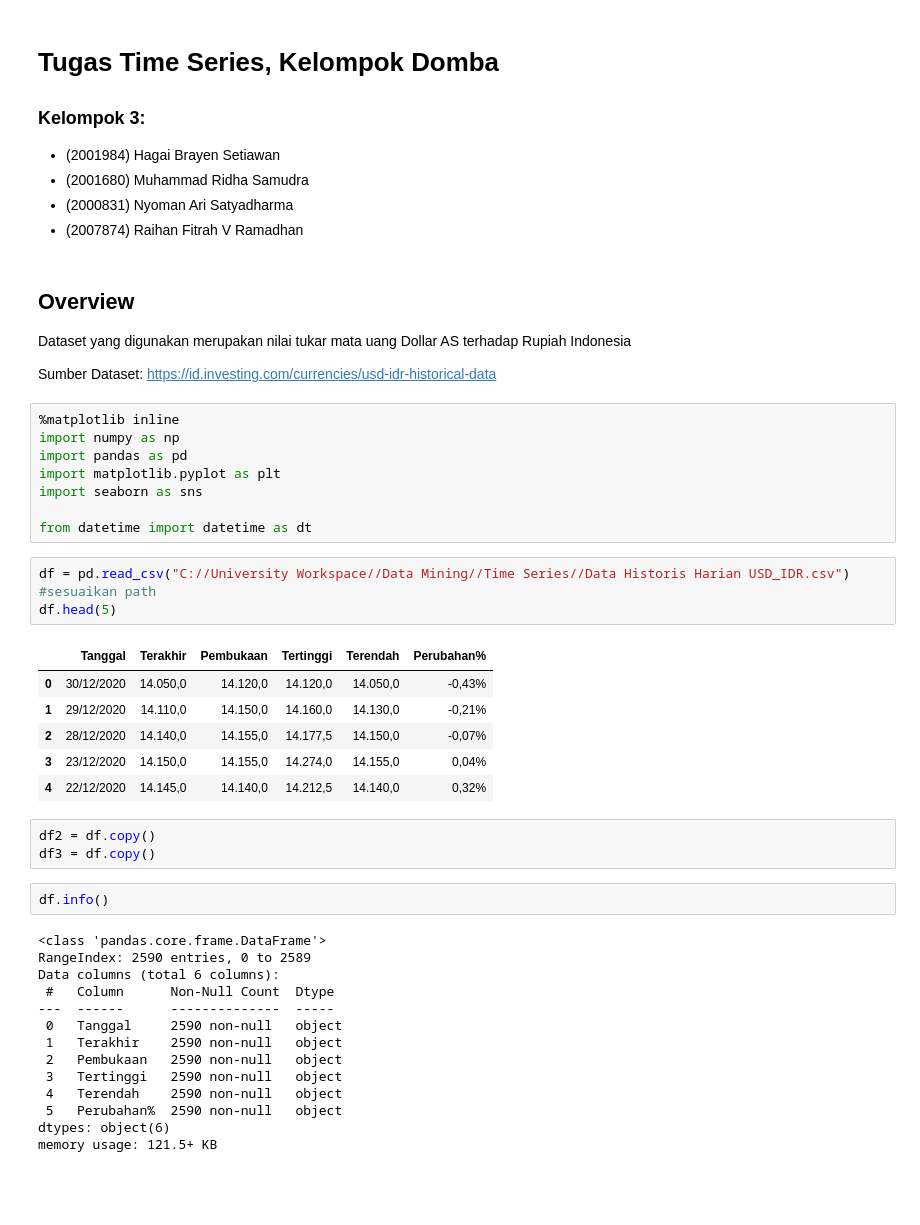
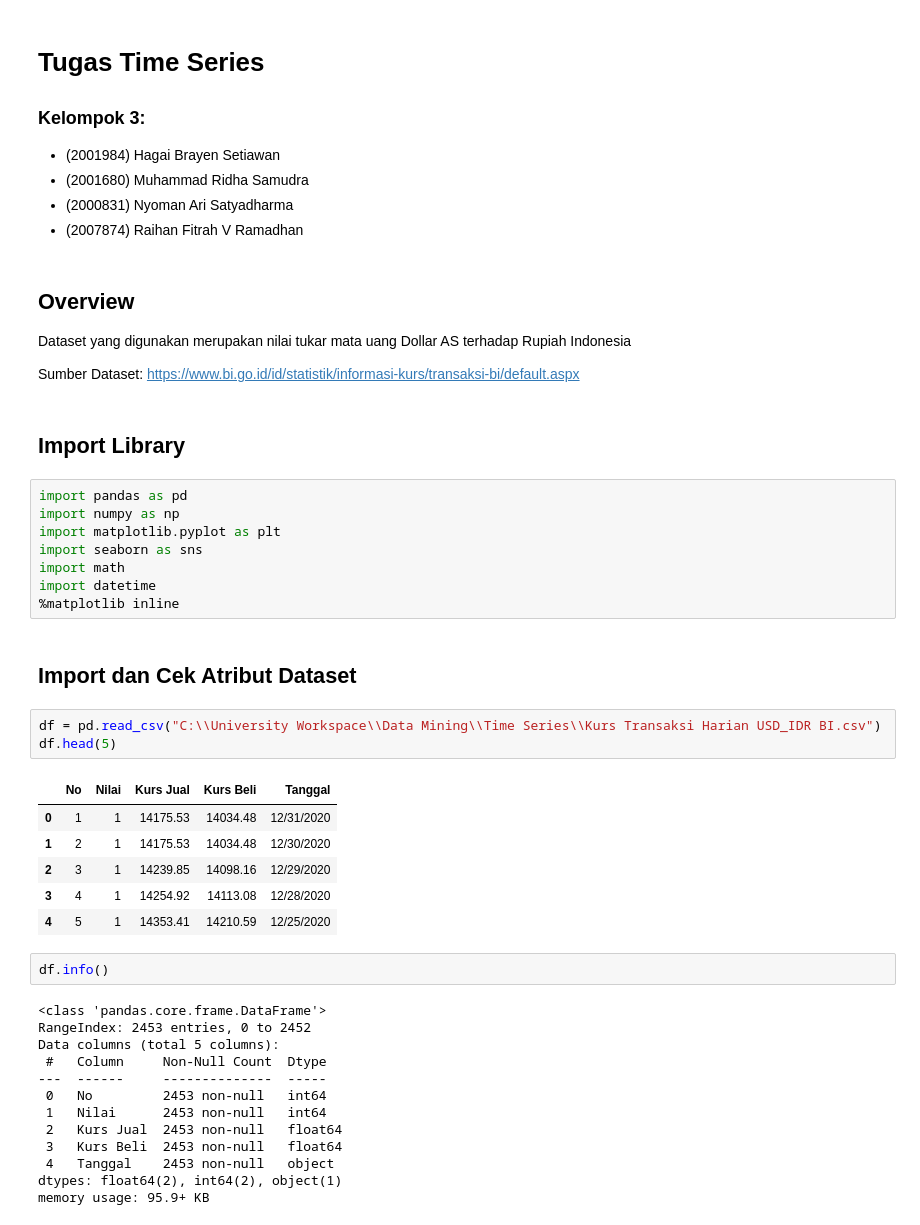
Before and after one commit to vier15/time_series_kel_3, a Jupyter notebook: Tugas Time Series Kelompok 3.ipynb, the cells around one changed output. Drawn from its saved outputs; the diff is of its cells as text; blank space fills up the shorter version.

Commit message:
Time Series V1.1
Ganti dataset, udah ada Praproses, narasi juga udah ada, begitulah

```diff
--- a/Tugas Time Series Kelompok 3.ipynb
+++ b/Tugas Time Series Kelompok 3.ipynb
@@ -1,5 +1,5 @@
 # %% [markdown]
-# Tugas Time Series, Kelompok Domba
+# Tugas Time Series
 
 <h3>Kelompok 3:</h3>
 
@@ -12,41 +12,41 @@
 
 Dataset yang digunakan merupakan nilai tukar mata uang Dollar AS terhadap Rupiah Indonesia
 
-Sumber Dataset: https://id.investing.com/currencies/usd-idr-historical-data
+Sumber Dataset: https://www.bi.go.id/id/statistik/informasi-kurs/transaksi-bi/default.aspx
+# %% [markdown]
+## Import Library
 # %%
-%matplotlib inline
+import pandas as pd
 import numpy as np
-import pandas as pd
 import matplotlib.pyplot as plt
 import seaborn as sns
-
-from datetime import datetime as dt
+import math
+import datetime
+%matplotlib inline
+# %% [markdown]
+## Import dan Cek Atribut Dataset
 # %%
-df = pd.read_csv("C://University Workspace//Data Mining//Time Series//Data Historis Harian USD_IDR.csv") #sesuaikan path
+df = pd.read_csv("C:\\University Workspace\\Data Mining\\Time Series\\Kurs Transaksi Harian USD_IDR BI.csv")
 df.head(5)
 # %% [output]
-|  | Tanggal | Terakhir | Pembukaan | Tertinggi | Terendah | Perubahan% |
-| 0 | 30/12/2020 | 14.050,0 | 14.120,0 | 14.120,0 | 14.050,0 | -0,43% |
-| 1 | 29/12/2020 | 14.110,0 | 14.150,0 | 14.160,0 | 14.130,0 | -0,21% |
-| 2 | 28/12/2020 | 14.140,0 | 14.155,0 | 14.177,5 | 14.150,0 | -0,07% |
-| 3 | 23/12/2020 | 14.150,0 | 14.155,0 | 14.274,0 | 14.155,0 | 0,04% |
-| 4 | 22/12/2020 | 14.145,0 | 14.140,0 | 14.212,5 | 14.140,0 | 0,32% |
+|  | No | Nilai | Kurs Jual | Kurs Beli | Tanggal |
+| 0 | 1 | 1 | 14175.53 | 14034.48 | 12/31/2020 |
+| 1 | 2 | 1 | 14175.53 | 14034.48 | 12/30/2020 |
+| 2 | 3 | 1 | 14239.85 | 14098.16 | 12/29/2020 |
+| 3 | 4 | 1 | 14254.92 | 14113.08 | 12/28/2020 |
+| 4 | 5 | 1 | 14353.41 | 14210.59 | 12/25/2020 |
-# %%
-df2 = df.copy()
-df3 = df.copy()
 # %%
 df.info()
 # %% [output]
 <class 'pandas.core.frame.DataFrame'>
-RangeIndex: 2590 entries, 0 to 2589
-Data columns (total 6 columns):
- #   Column      Non-Null Count  Dtype
----  ------      --------------  -----
- 0   Tanggal     2590 non-null   object
- 1   Terakhir    2590 non-null   object
- 2   Pembukaan   2590 non-null   object
- 3   Tertinggi   2590 non-null   object
- 4   Terendah    2590 non-null   object
- 5   Perubahan%  2590 non-null   object
-dtypes: object(6)
-memory usage: 121.5+ KB
+RangeIndex: 2453 entries, 0 to 2452
+Data columns (total 5 columns):
+ #   Column     Non-Null Count  Dtype
+---  ------     --------------  -----
+ 0   No         2453 non-null   int64
+ 1   Nilai      2453 non-null   int64
+ 2   Kurs Jual  2453 non-null   float64
+ 3   Kurs Beli  2453 non-null   float64
+ 4   Tanggal    2453 non-null   object
+dtypes: float64(2), int64(2), object(1)
+memory usage: 95.9+ KB
```
Also changed, not shown: parts of 42 cells of this notebook.
